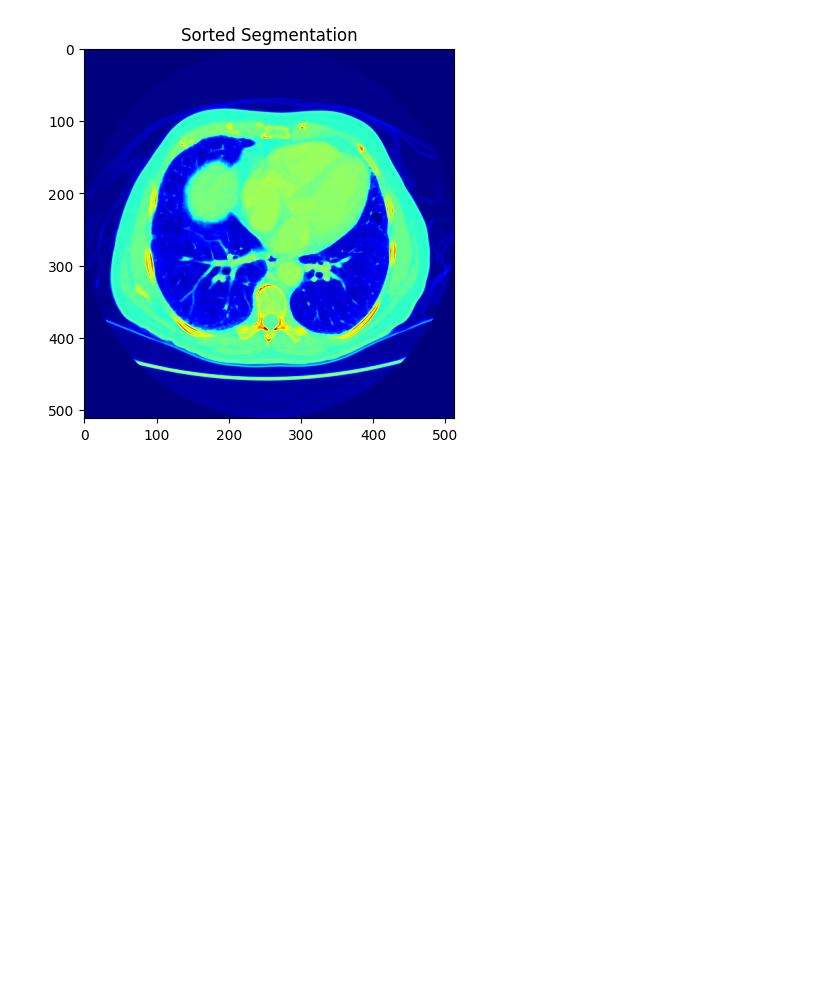
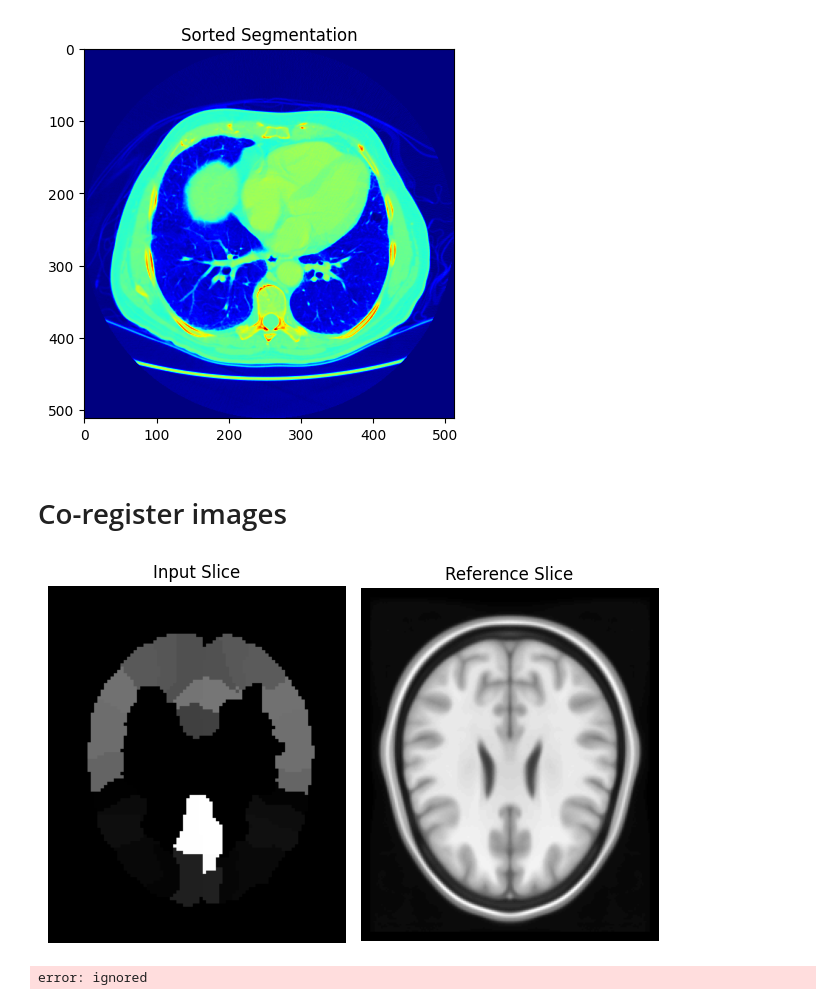
Before and after one commit to claredavies/MedicalImaging, a Jupyter notebook: MedicalImagingProject.ipynb, the cells around one changed output. Drawn from its saved outputs; the diff is of its cells as text; code cells hidden in the pictures; blank space fills up the shorter version.

Commit message:
Able to read in input and reference image

```diff
--- a/MedicalImagingProject.ipynb
+++ b/MedicalImagingProject.ipynb
@@ -293,3 +294,5 @@ plt.show()
 # %% [output]
 [figure]
 [figure]
+# %% [markdown]
+# Co-register images
@@ -295,0 +370,49 @@ plt.show()
+# %%
+# Read the DICOM files
+input_dcm = pydicom.dcmread("AAL3_1mm.dcm")
+reference_dcm = pydicom.dcmread('icbm_avg_152_t1_tal_nlin_symmetric_VI.dcm')
+
+# Select a specific slice from the pixel data
+input_slice_index = 100  # Adjust this value to the desired slice index
+input_slice_data = input_dcm.pixel_array[input_slice_index]
+
+# Select a specific slice from the pixel data
+ref_slice_index = 100  # Adjust this value to the desired slice index
+ref_slice_data = reference_dcm.pixel_array[ref_slice_index]
+
+# Create a figure with two subplots
+fig, axs = plt.subplots(1, 2)
+
+# Display the input slice in the first subplot
+axs[0].imshow(input_slice_data, cmap=plt.cm.gray)
+axs[0].axis('off')  # Hide the axis ticks
+axs[0].set_title('Input Slice')
+
+# Display the reference slice in the second subplot
+axs[1].imshow(ref_slice_data, cmap=plt.cm.gray)
+axs[1].axis('off')  # Hide the axis ticks
+axs[1].set_title('Reference Slice')
+
+# Adjust the spacing between subplots
+fig.tight_layout()
+
+# Show the figure
+plt.show()
+# %% [output]
+[figure, added]
+# %%
+# Read DICOM files using pydicom
+input_dcm = pydicom.dcmread('AAL3_1mm.dcm')
+reference_dcm = pydicom.dcmread('icbm_avg_152_t1_tal_nlin_symmetric_VI.dcm')
+
+# Extract pixel data from DICOM files
+input_image = input_dcm.pixel_array[100]
+reference_image = reference_dcm.pixel_array[0]
+
+# Call detect_landmarks function
+input_landmarks, reference_landmarks = detect_landmarks(input_image, reference_image)
+
+print("Input Landmarks:", input_landmarks)
+print("Reference Landmarks:", reference_landmarks)
+# %% [output]
+error: ignored
```
Also changed, not shown: parts of 11 cells of this notebook.
